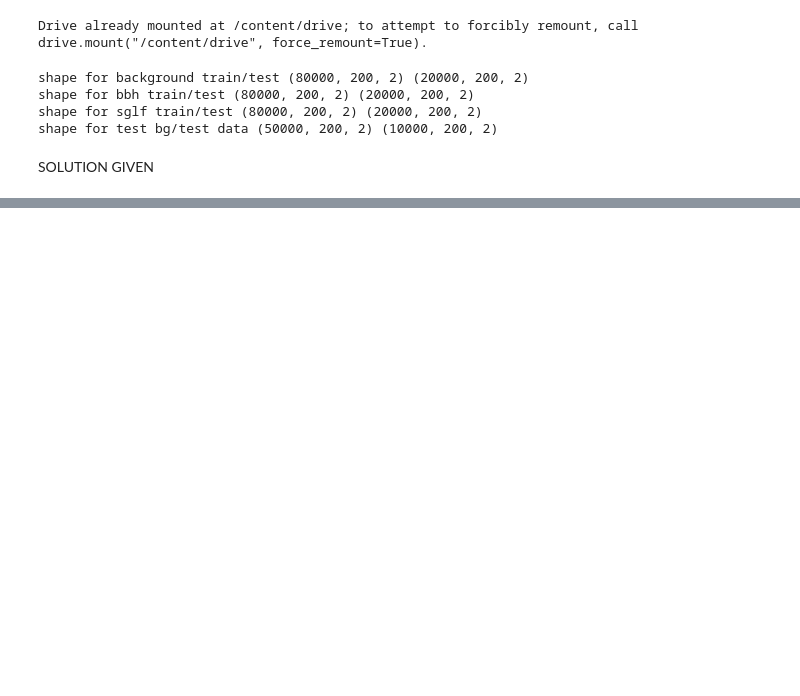
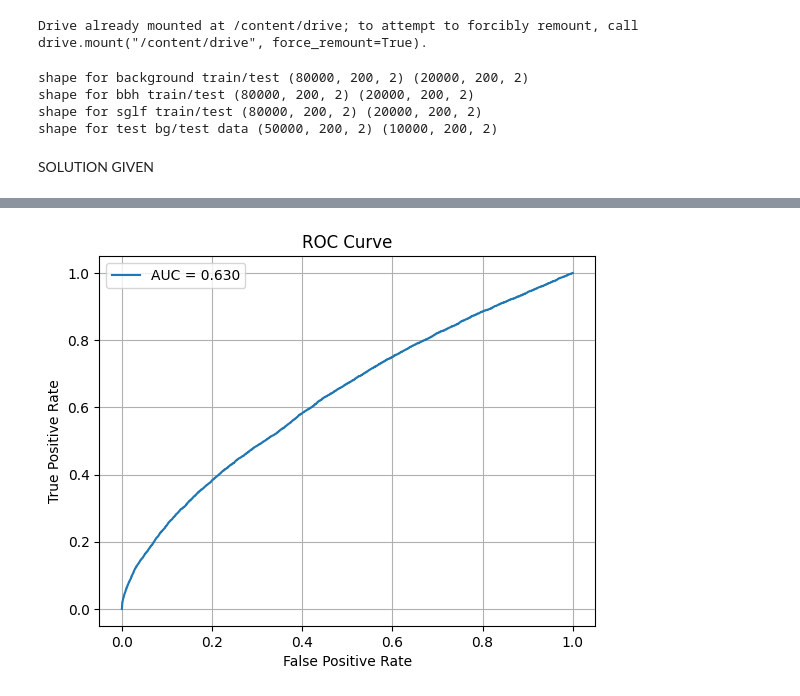
Before and after one commit to hanggao811/AnomalyDetectionLIGO, a Jupyter notebook: AE_simplest.ipynb, the cells around one changed output, grey strips where cells are left out. Cells and saved outputs as stored; diff of their text form; code cells hidden in the pictures; blank space fills up the shorter version.

```diff
--- a/AE_simplest.ipynb
+++ b/AE_simplest.ipynb
@@ -184,0 +281,20 @@ Epoch 26/50
+# %%
+test_pred = AE.predict(signal_test_data)['predicted_stft']
+bg_pred = AE.predict(background_test_data)['predicted_stft']
+test_mse = np.mean((test_pred - abs(signal_test_data_stft))**2,axis=(1,2))
+bg_mse = np.mean((bg_pred - abs(background_test_data_stft))**2,axis=(1,2))
+test_result = np.concatenate([bg_mse,test_mse])
+true = np.concatenate([np.zeros(bg_pred.shape[0]),np.ones(test_pred.shape[0])])
+# print(min(test_mse),max(test_mse),np.mean(test_mse))
+# print(min(bg_mse),max(bg_mse),np.mean(bg_mse))
+
+fpr, tpr, thresholds = roc_curve(true, test_result)
+auc_sg = roc_auc_score(true, test_result)
+plt.plot(fpr, tpr,label=f'AUC = {auc_sg:.3f}')
+plt.xlabel("False Positive Rate")
+plt.ylabel("True Positive Rate")
+plt.title("ROC Curve")
+plt.grid(True)
+plt.legend()
+plt.show()
+# %% [output]
@@ -185 +303,2 @@ Epoch 26/50
+[figure, added]
 # %%
```
Also changed, not shown: parts of 12 cells of this notebook.
